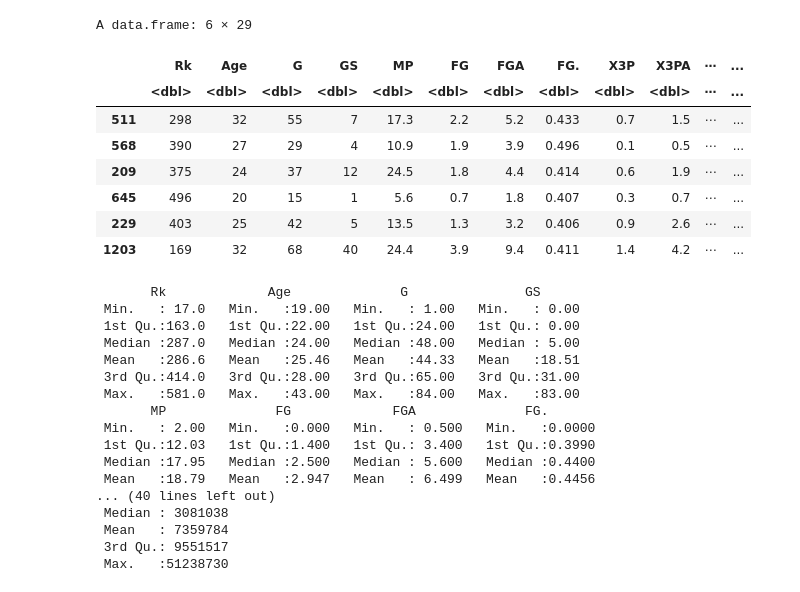
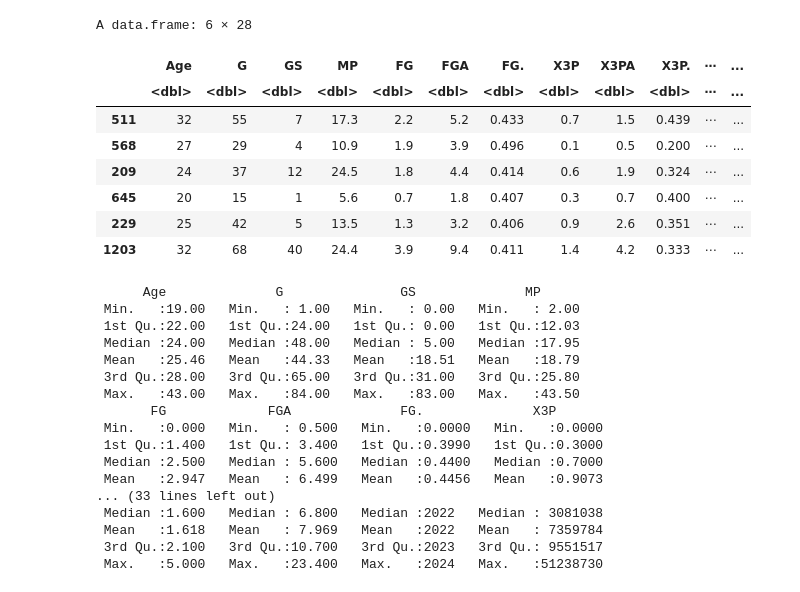
Before and after one commit to prnv19/NBA-Analytics-Using-R, a Jupyter notebook: LinearRegression.ipynb, the cells around one changed output. Drawn from its saved outputs; the diff is of its cells as text; code cells hidden in the pictures.

```diff
--- a/LinearRegression.ipynb
+++ b/LinearRegression.ipynb
@@ -1,45 +1,45 @@
 # %%
 set.seed(123)
 
 norm_data = read.csv("Data/Processed/nba_normal_scorers_filtered.csv")
 # norm_data = norm_data[sample(nrow(norm_data), 900), ]
 
-norm_data = subset(norm_data, select = -c(Player, Team, Pos, Awards, AllStarSelection))
+norm_data = subset(norm_data, select = -c(Player, Team, Pos, Awards, AllStarSelection, Rk))
 
 norm_data = na.omit(norm_data)
 
 n = floor(0.8 * nrow(norm_data))
 index = sample(seq_len(nrow(norm_data)), size = n)
 
 norm.train = norm_data[index, ]
 norm.test = norm_data[-index, ]
 
 head(norm.train)
 summary(norm.train)
 # %% [output]
-A data.frame: 6 × 29
+A data.frame: 6 × 28
-|  | Rk | Age | G | GS | MP | FG | FGA | FG. | X3P | X3PA | ⋯ | ... |
+|  | Age | G | GS | MP | FG | FGA | FG. | X3P | X3PA | X3P. | ⋯ | ... |
 |  | <dbl> | <dbl> | <dbl> | <dbl> | <dbl> | <dbl> | <dbl> | <dbl> | <dbl> | <dbl> | ⋯ | ... |
-| 511 | 298 | 32 | 55 | 7 | 17.3 | 2.2 | 5.2 | 0.433 | 0.7 | 1.5 | ⋯ | ... |
-| 568 | 390 | 27 | 29 | 4 | 10.9 | 1.9 | 3.9 | 0.496 | 0.1 | 0.5 | ⋯ | ... |
-| 209 | 375 | 24 | 37 | 12 | 24.5 | 1.8 | 4.4 | 0.414 | 0.6 | 1.9 | ⋯ | ... |
-| 645 | 496 | 20 | 15 | 1 | 5.6 | 0.7 | 1.8 | 0.407 | 0.3 | 0.7 | ⋯ | ... |
-| 229 | 403 | 25 | 42 | 5 | 13.5 | 1.3 | 3.2 | 0.406 | 0.9 | 2.6 | ⋯ | ... |
-| 1203 | 169 | 32 | 68 | 40 | 24.4 | 3.9 | 9.4 | 0.411 | 1.4 | 4.2 | ⋯ | ... |
+| 511 | 32 | 55 | 7 | 17.3 | 2.2 | 5.2 | 0.433 | 0.7 | 1.5 | 0.439 | ⋯ | ... |
+| 568 | 27 | 29 | 4 | 10.9 | 1.9 | 3.9 | 0.496 | 0.1 | 0.5 | 0.200 | ⋯ | ... |
+| 209 | 24 | 37 | 12 | 24.5 | 1.8 | 4.4 | 0.414 | 0.6 | 1.9 | 0.324 | ⋯ | ... |
+| 645 | 20 | 15 | 1 | 5.6 | 0.7 | 1.8 | 0.407 | 0.3 | 0.7 | 0.400 | ⋯ | ... |
+| 229 | 25 | 42 | 5 | 13.5 | 1.3 | 3.2 | 0.406 | 0.9 | 2.6 | 0.351 | ⋯ | ... |
+| 1203 | 32 | 68 | 40 | 24.4 | 3.9 | 9.4 | 0.411 | 1.4 | 4.2 | 0.333 | ⋯ | ... |
-       Rk             Age              G               GS
- Min.   : 17.0   Min.   :19.00   Min.   : 1.00   Min.   : 0.00
- 1st Qu.:163.0   1st Qu.:22.00   1st Qu.:24.00   1st Qu.: 0.00
- Median :287.0   Median :24.00   Median :48.00   Median : 5.00
- Mean   :286.6   Mean   :25.46   Mean   :44.33   Mean   :18.51
- 3rd Qu.:414.0   3rd Qu.:28.00   3rd Qu.:65.00   3rd Qu.:31.00
- Max.   :581.0   Max.   :43.00   Max.   :84.00   Max.   :83.00
-       MP              FG             FGA              FG.
- Min.   : 2.00   Min.   :0.000   Min.   : 0.500   Min.   :0.0000
- 1st Qu.:12.03   1st Qu.:1.400   1st Qu.: 3.400   1st Qu.:0.3990
- Median :17.95   Median :2.500   Median : 5.600   Median :0.4400
- Mean   :18.79   Mean   :2.947   Mean   : 6.499   Mean   :0.4456
-... (40 lines left out)
- Median : 3081038
- Mean   : 7359784
- 3rd Qu.: 9551517
- Max.   :51238730
+      Age              G               GS              MP
+ Min.   :19.00   Min.   : 1.00   Min.   : 0.00   Min.   : 2.00
+ 1st Qu.:22.00   1st Qu.:24.00   1st Qu.: 0.00   1st Qu.:12.03
+ Median :24.00   Median :48.00   Median : 5.00   Median :17.95
+ Mean   :25.46   Mean   :44.33   Mean   :18.51   Mean   :18.79
+ 3rd Qu.:28.00   3rd Qu.:65.00   3rd Qu.:31.00   3rd Qu.:25.80
+ Max.   :43.00   Max.   :84.00   Max.   :83.00   Max.   :43.50
+       FG             FGA              FG.              X3P
+ Min.   :0.000   Min.   : 0.500   Min.   :0.0000   Min.   :0.0000
+ 1st Qu.:1.400   1st Qu.: 3.400   1st Qu.:0.3990   1st Qu.:0.3000
+ Median :2.500   Median : 5.600   Median :0.4400   Median :0.7000
+ Mean   :2.947   Mean   : 6.499   Mean   :0.4456   Mean   :0.9073
+... (33 lines left out)
+ Median :1.600   Median : 6.800   Median :2022   Median : 3081038
+ Mean   :1.618   Mean   : 7.969   Mean   :2022   Mean   : 7359784
+ 3rd Qu.:2.100   3rd Qu.:10.700   3rd Qu.:2023   3rd Qu.: 9551517
+ Max.   :5.000   Max.   :23.400   Max.   :2024   Max.   :51238730
```
Also changed, not shown: parts of 11 cells of this notebook.
